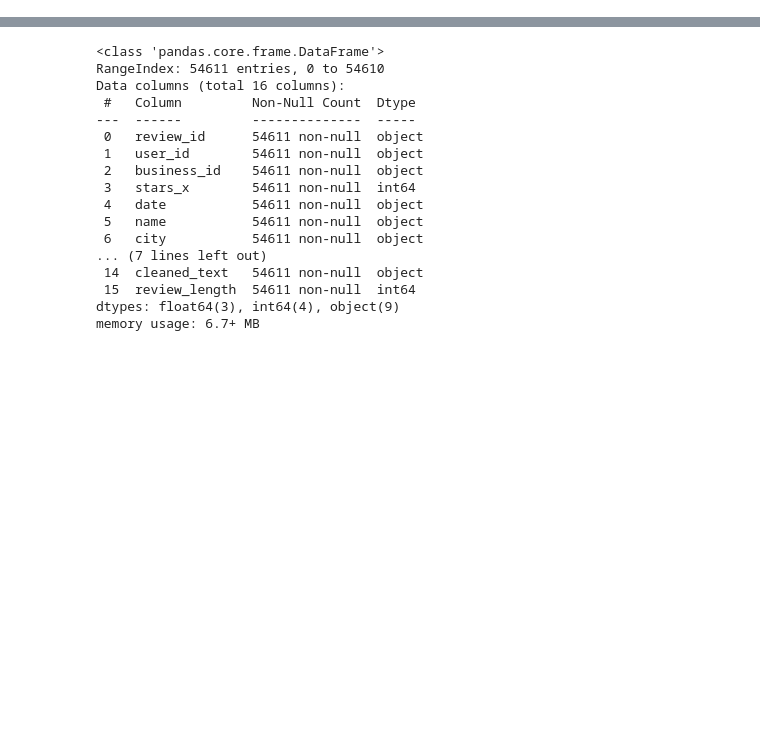
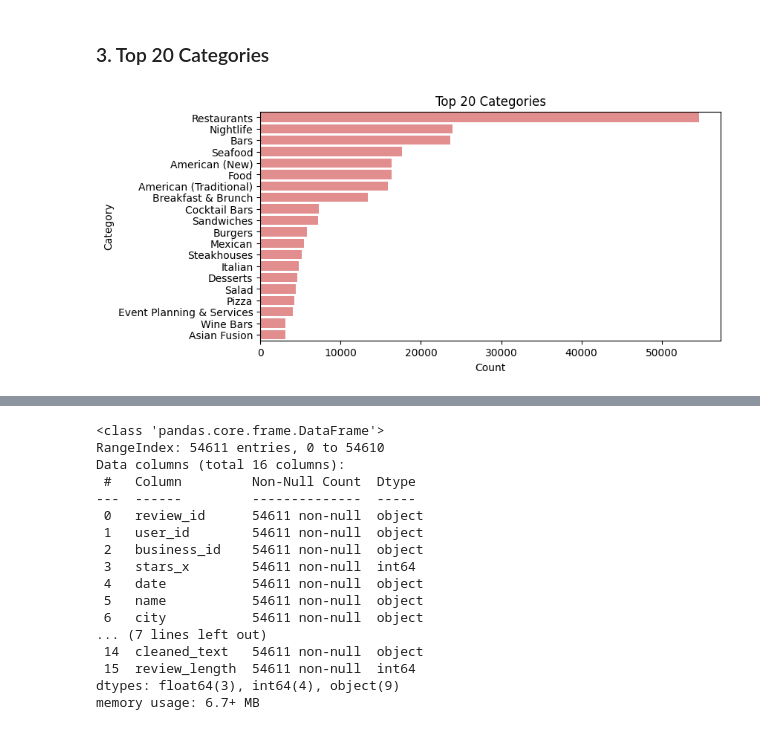
Before and after one commit to rashmic20/Phase5_Project, a Jupyter notebook: Vader_on_Final_LDA_model.ipynb, the cells around one changed output, grey strips where cells are left out. Saved outputs shown, nothing was run; the diff lists cells and outputs as text; code cells hidden in the pictures; blank space fills up the shorter version.

```diff
--- a/Vader_on_Final_LDA_model.ipynb
+++ b/Vader_on_Final_LDA_model.ipynb
@@ -4,0 +67,14 @@
+# %% [markdown]
+### 3. Top 20 Categories
+# %%
+plt.figure(figsize=(8, 4))
+"#F08080"
+all_categories = df_filtered['categories'].str.split(',').explode().str.strip()  # Split and explode the categories
+top_categories = all_categories.value_counts().head(20)  # Get the top 20 categories
+sns.barplot(x=top_categories.values, y=top_categories.index, color=red_color)
+plt.title('Top 20 Categories')
+plt.xlabel('Count')
+plt.ylabel('Category')
+plt.show()
+# %% [output]
+[figure, added]
```
Also changed, not shown: parts of 24 cells of this notebook.
